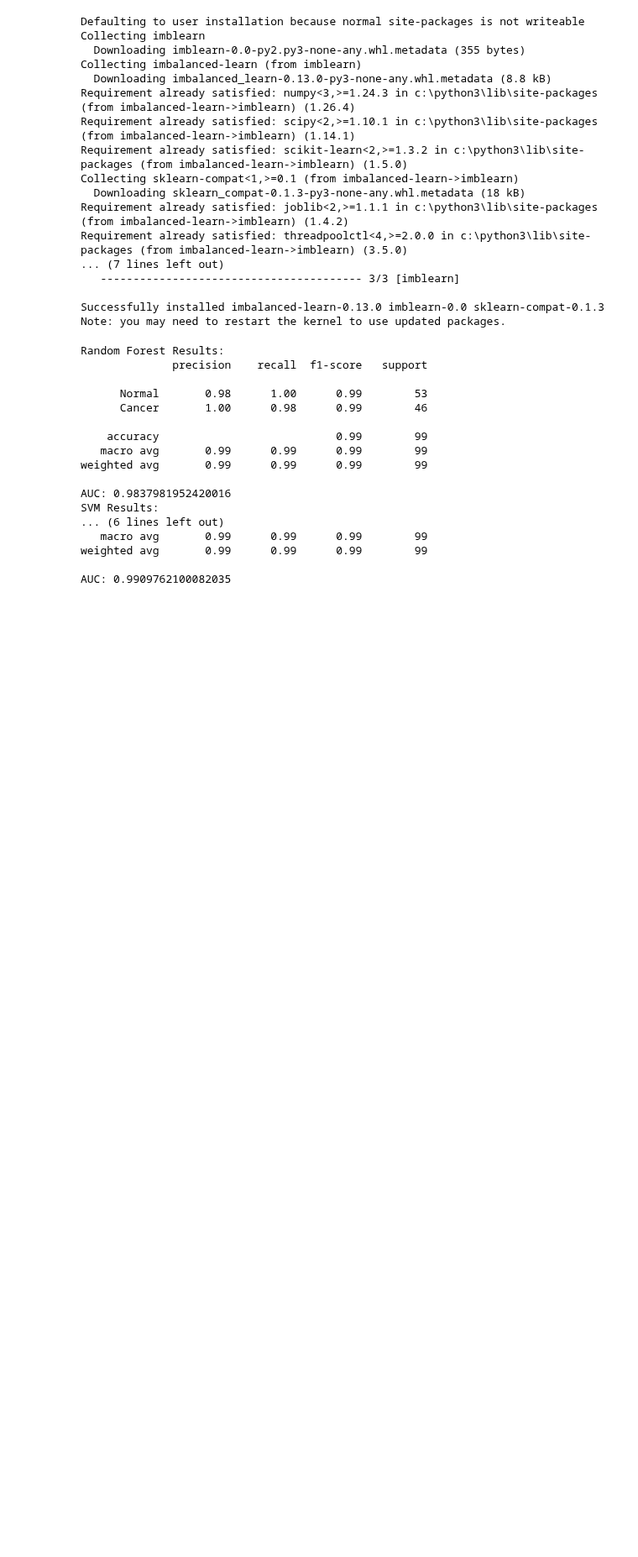
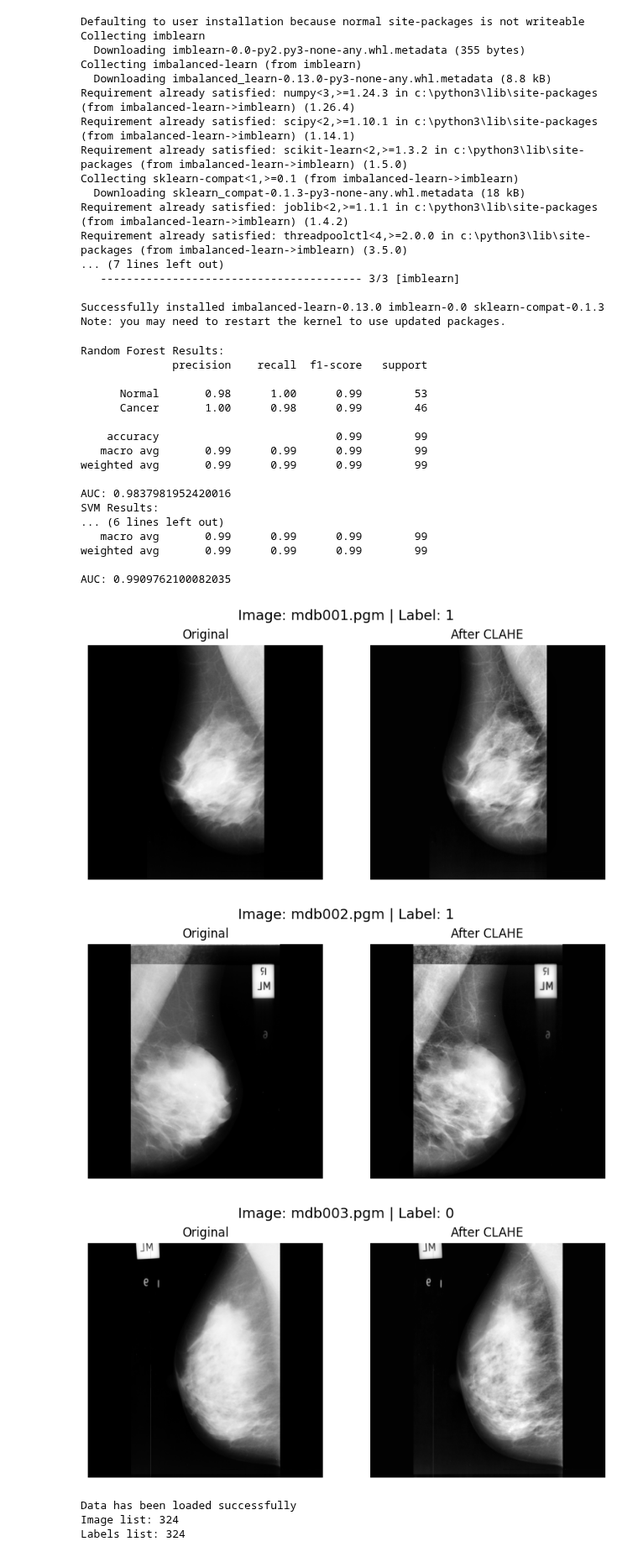
Before and after one commit to Ali-Alian/BCD, a Jupyter notebook: test.ipynb, the cells around one changed output. Shown at 84% size. Saved outputs shown, nothing was run; the diff lists cells and outputs as text; code cells hidden in the pictures; blank space fills up the shorter version.

Commit message:
after the break

```diff
--- a/test.ipynb
+++ b/test.ipynb
@@ -690,3 +690,69 @@ SVM Results:
 weighted avg       0.99      0.99      0.99        99
 
 AUC: 0.9909762100082035
+# %%
+import os
+import pandas as pd
+import cv2
+import matplotlib.pyplot as plt
+
+# Load the data
+col_names = ['REFNUM', 'BG', 'CLASS', 'SEVERITY', 'X', 'Y', 'RADIUS']
+df = pd.read_csv('data2.txt', sep="\s+", names=col_names, header=None)
+df['CANCER'] = df['SEVERITY'].apply(lambda x: 1 if x in ['B', 'M'] else 0)
+
+images_path = "all-mias"
+
+all_images = []
+all_labels = []
+all_groups = []
+
+count = 0  # to display only a few images
+
+for filename in sorted(os.listdir(images_path)):
+    if filename.lower().endswith('.pgm'):
+        ref_num = os.path.splitext(filename)[0]
+        record = df[df['REFNUM'] == ref_num]
+
+        if not record.empty:
+            full_path = os.path.join(images_path, filename)
+            img_array = cv2.imread(full_path, cv2.IMREAD_GRAYSCALE)
+
+            # Apply CLAHE
+            clahe = cv2.createCLAHE(clipLimit=2.0, tileGridSize=(8,8))
+            img_eq = clahe.apply(img_array)
+
+            # Store processed images and labels
+            labels = record['CANCER'].iloc[0]
+            all_images.append(img_eq)
+            all_labels.append(labels)
+            all_groups.append(ref_num[:-1])
+
+            # Show original vs CLAHE for the first 3 images
+            if count < 3:
+                plt.figure(figsize=(8, 4))
+                plt.subplot(1, 2, 1)
+                plt.imshow(img_array, cmap='gray')
+                plt.title("Original")
+                plt.axis('off')
+
+                plt.subplot(1, 2, 2)
+                plt.imshow(img_eq, cmap='gray')
+                plt.title("After CLAHE")
+                plt.axis('off')
+
+                plt.suptitle(f"Image: {filename} | Label: {labels}", fontsize=14)
+                plt.tight_layout()
+                plt.show()
+                count += 1
+
+print("Data has been loaded successfully")
+print(f"Image list: {len(all_images)}")
+print(f"Labels list: {len(all_labels)}")
+# %% [output]
+[figure, added]
+[figure, added]
+[figure, added]
+Data has been loaded successfully
+Image list: 324
+Labels list: 324
```
Also changed, not shown: parts of 1 cell of this notebook, 2 other files.
